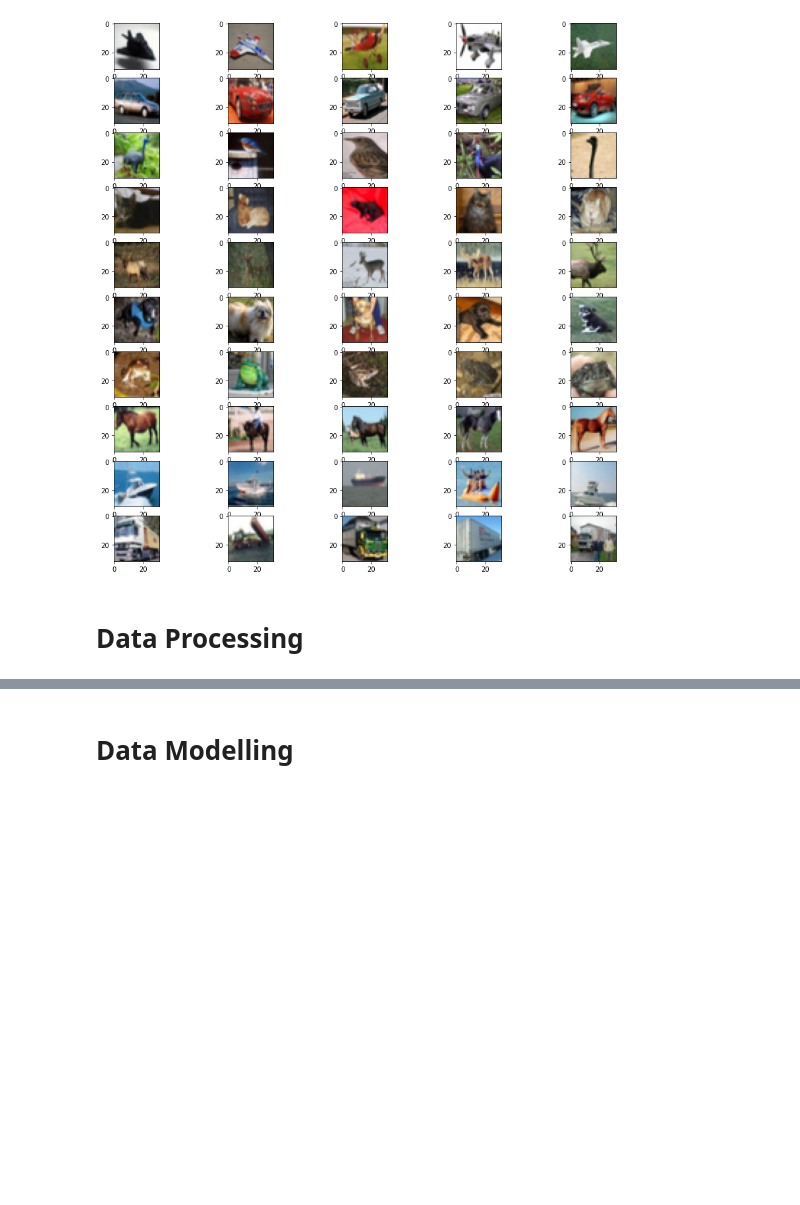
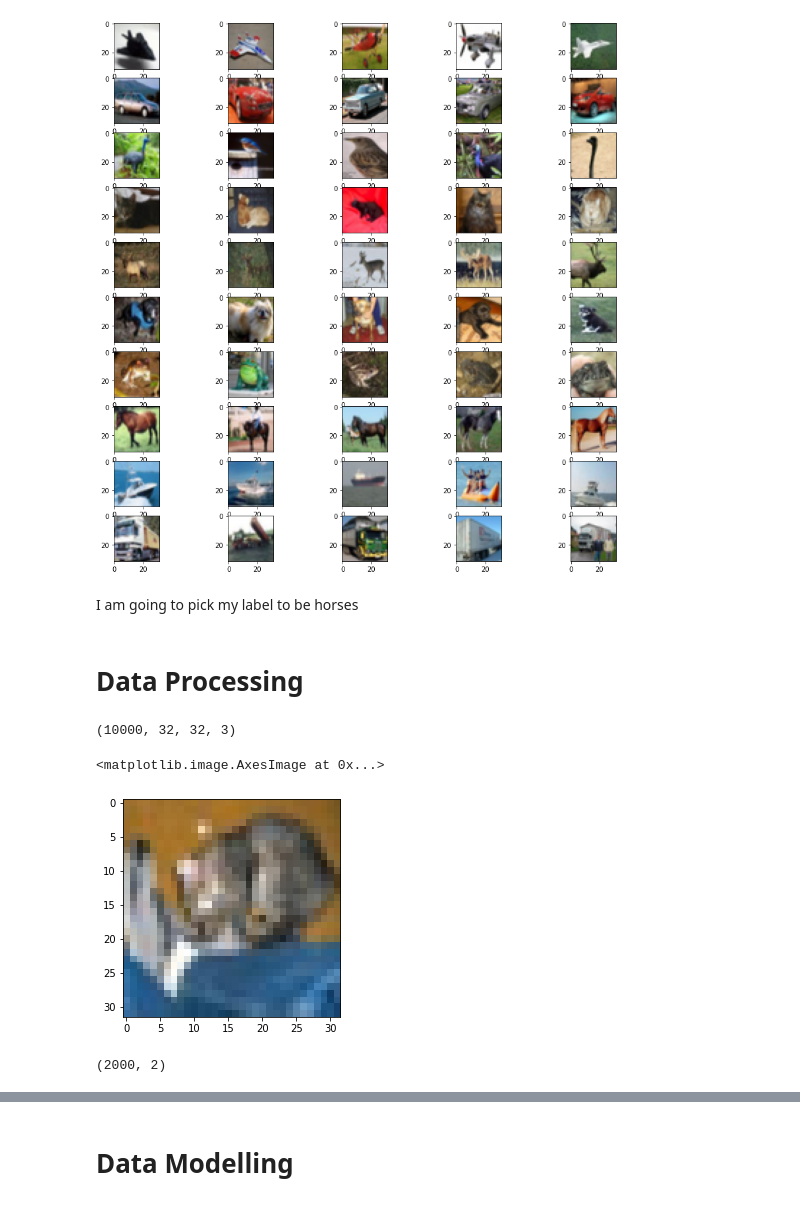
Before and after one commit to J0SHMEYER/CNN-horse-detector, a Jupyter notebook: make-model.ipynb, the cells around one changed output, grey strips where cells are left out. Drawn from its saved outputs; the diff is of its cells as text; code cells hidden in the pictures; blank space fills up the shorter version.

```diff
--- a/make-model.ipynb
+++ b/make-model.ipynb
@@ -64,0 +15,7 @@ data_batch_1[b'data'].shape
+# %%
+data_batch_1 = unpickle('.\data\cifar-10-batches-py\data_batch_1')
+data_batch_2 = unpickle('.\data\cifar-10-batches-py\data_batch_2')
+data_batch_3 = unpickle('.\data\cifar-10-batches-py\data_batch_3')
+data_batch_4 = unpickle('.\data\cifar-10-batches-py\data_batch_4')
+data_batch_5 = unpickle('.\data\cifar-10-batches-py\data_batch_5')
+test_batch = unpickle('.\data\cifar-10-batches-py\\test_batch')
@@ -173,5 +135,7 @@ for i  in range(10):
 plt.show()
 # %% [output]
 [figure]
+# %% [markdown]
+I am going to pick my label to be horses
 # %% [markdown]
 # Data Processing
@@ -183,0 +142,9 @@ test_y = np.random.randint(0,255,size=(1000))
+# %%
+test_data = test_batch[b'data']
+test_data = test_data.reshape(len(test_data),3,32,32).transpose(0,2,3,1)
+print(test_data.shape)
+plt.imshow(test_data[0])
+# %% [output]
+(10000, 32, 32, 3)
+<matplotlib.image.AxesImage at 0x...>
+[figure, added]
@@ -183,0 +168,6 @@ test_y = np.random.randint(0,255,size=(1000))
+# %%
+testing_data_merged = pd.DataFrame(testing_data_merged)
+
+testing_data_merged.shape
+# %% [output]
+(2000, 2)
```
Also changed, not shown: parts of 56 cells of this notebook, 11 other files.
